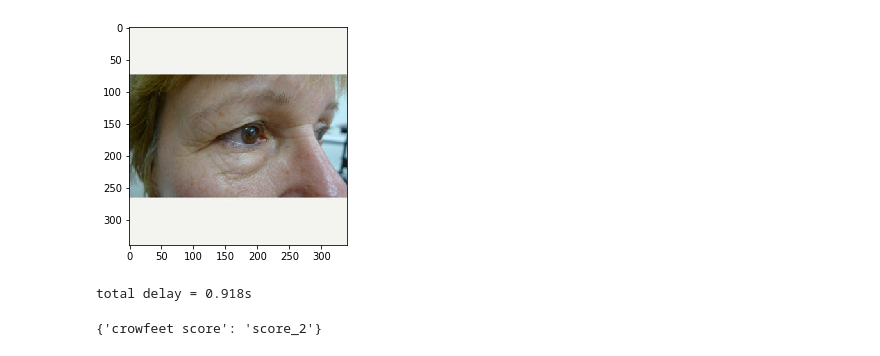
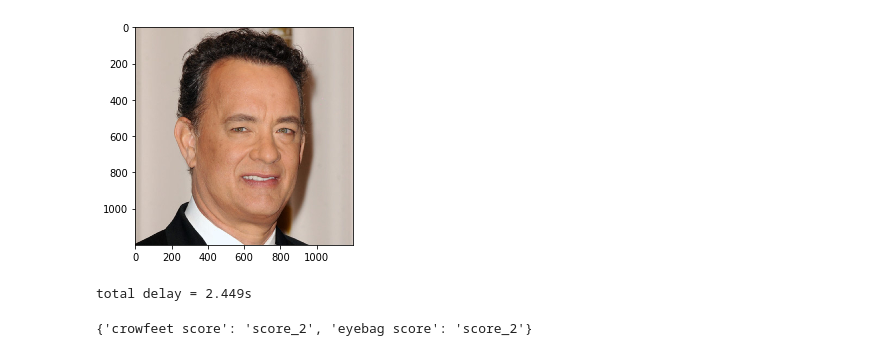
Before and after one commit to roysai/skinIntel_api, a Jupyter notebook: skinIntel_api_call.ipynb, the cells around one changed output. Cells and saved outputs as stored; diff of their text form; code cells hidden in the pictures.

Commit message:
post data as json

```diff
--- a/skinIntel_api_call.ipynb
+++ b/skinIntel_api_call.ipynb
@@ -1,18 +1,19 @@
 # %%
 import requests
 from skimage.io import imread
 import matplotlib.pyplot as plt
 import time
 
 url='http://13.229.232.248/predict'
-data='https://fi.realself.com/340/cf5cdc7b34f0c0796e9296c2a849a5fc/4/2/c/Eye-Bags-Treatment-before-2241583-2460518.jpg'
-plt.imshow(imread(data))
+data={'im_url': 'https://www.biography.com/.image/t_share/MTE1ODA0OTcxNjUxNTk3ODM3/tom-hanks-9327661-1-402.jpg'}
+plt.imshow(imread(data['im_url']))
 plt.show()
 start=time.time()
-x=requests.post(url, data=data)
+#x=requests.post(url, data=data)
+x = requests.post('http://13.229.232.248/predict', json=data)
 print ('total delay = %.3fs'%(time.time()-start))
 x.json()
 # %% [output]
-[figure, old version]
+[figure, new version]
-total delay = 0.918s
+total delay = 2.449s
-{'crowfeet score': 'score_2'}
+{'crowfeet score': 'score_2', 'eyebag score': 'score_2'}
```
